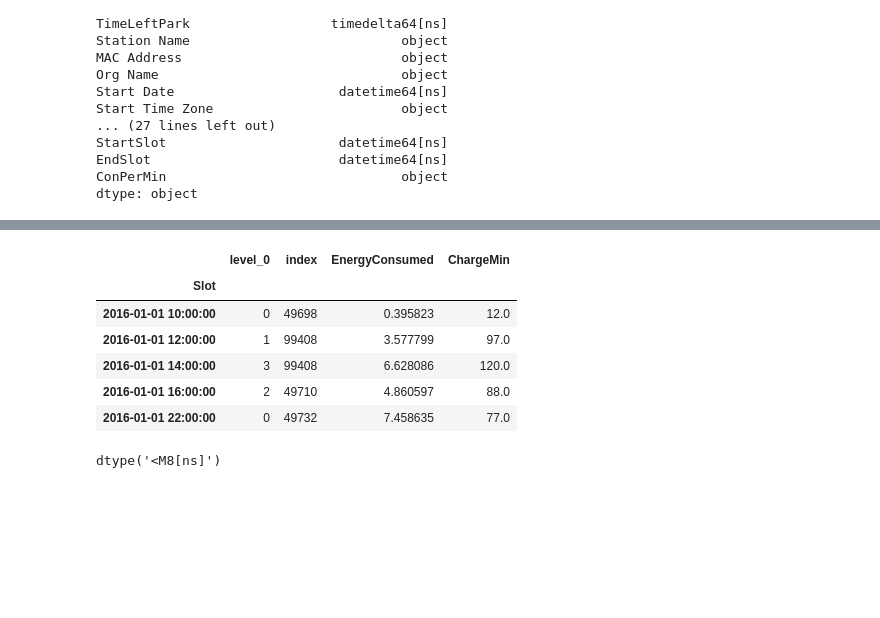
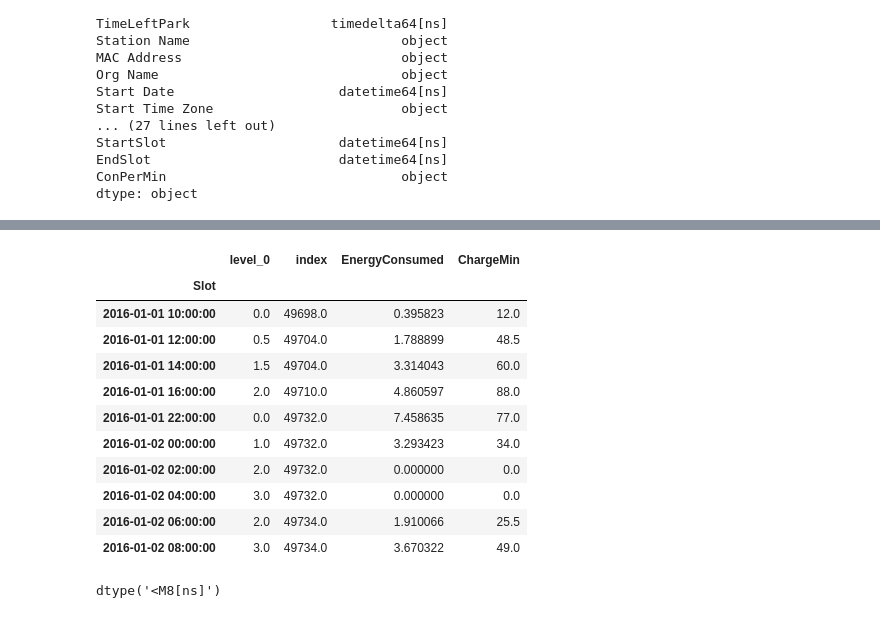
Before and after one commit to Jungar111/Bachelor2021, a Jupyter notebook: Oskars_Lag_Notebook_2.ipynb, the cells around one changed output, grey strips where cells are left out. Cells and saved outputs as stored; diff of their text form; code cells hidden in the pictures; blank space fills up the shorter version.

```diff
--- a/Oskars_Lag_Notebook_2.ipynb
+++ b/Oskars_Lag_Notebook_2.ipynb
@@ -361,17 +361,22 @@ resultX.head()
 | 3 | 0 | 49710 | 2016-01-01 12:00:00 | 0.938979 | 17.0 | 0 days 03:28:00 | 0 days 00:17:00 | 0 days 03:28:00 | ... |
 | 4 | 1 | 49710 | 2016-01-01 14:00:00 | 6.628086 | 120.0 | 0 days 01:28:00 | 0 days 02:00:00 | 0 days 01:28:00 | ... |
 # %%
-XX = resultX.groupby("Slot").sum()
+XX = resultX.groupby("Slot").mean()
 # %%
-XX.head()
+XX.head(10)
 # %% [output]
 |  | level_0 | index | EnergyConsumed | ChargeMin |
 | Slot |  |  |  |  |
-| 2016-01-01 10:00:00 | 0 | 49698 | 0.395823 | 12.0 |
-| 2016-01-01 12:00:00 | 1 | 99408 | 3.577799 | 97.0 |
-| 2016-01-01 14:00:00 | 3 | 99408 | 6.628086 | 120.0 |
-| 2016-01-01 16:00:00 | 2 | 49710 | 4.860597 | 88.0 |
-| 2016-01-01 22:00:00 | 0 | 49732 | 7.458635 | 77.0 |
+| 2016-01-01 10:00:00 | 0.0 | 49698.0 | 0.395823 | 12.0 |
+| 2016-01-01 12:00:00 | 0.5 | 49704.0 | 1.788899 | 48.5 |
+| 2016-01-01 14:00:00 | 1.5 | 49704.0 | 3.314043 | 60.0 |
+| 2016-01-01 16:00:00 | 2.0 | 49710.0 | 4.860597 | 88.0 |
+| 2016-01-01 22:00:00 | 0.0 | 49732.0 | 7.458635 | 77.0 |
+| 2016-01-02 00:00:00 | 1.0 | 49732.0 | 3.293423 | 34.0 |
+| 2016-01-02 02:00:00 | 2.0 | 49732.0 | 0.000000 | 0.0 |
+| 2016-01-02 04:00:00 | 3.0 | 49732.0 | 0.000000 | 0.0 |
+| 2016-01-02 06:00:00 | 2.0 | 49734.0 | 1.910066 | 25.5 |
+| 2016-01-02 08:00:00 | 3.0 | 49734.0 | 3.670322 | 49.0 |
 # %%
 XX.index.dtype
 # %% [output]
```
Also changed, not shown: parts of 1 cell of this notebook, 2 other files.
